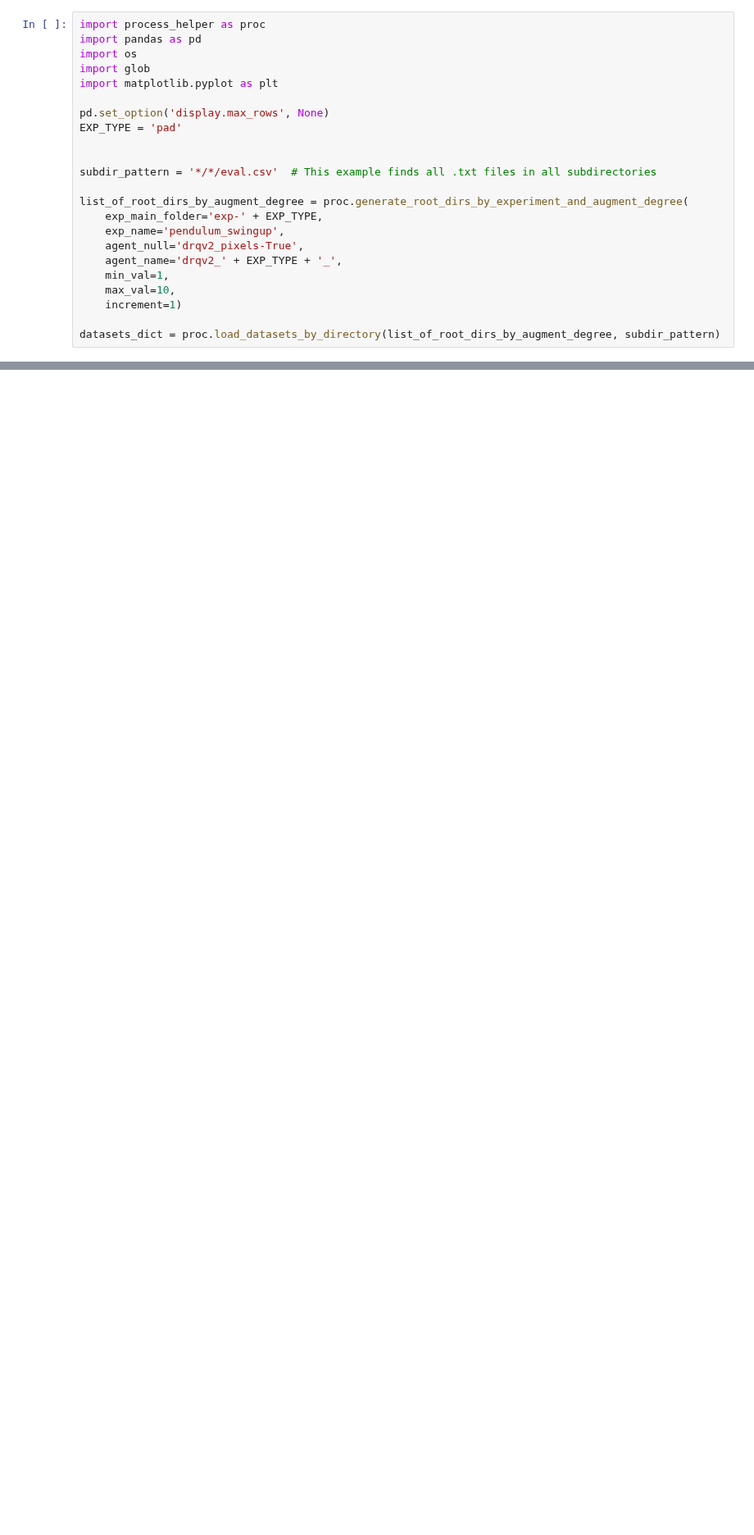
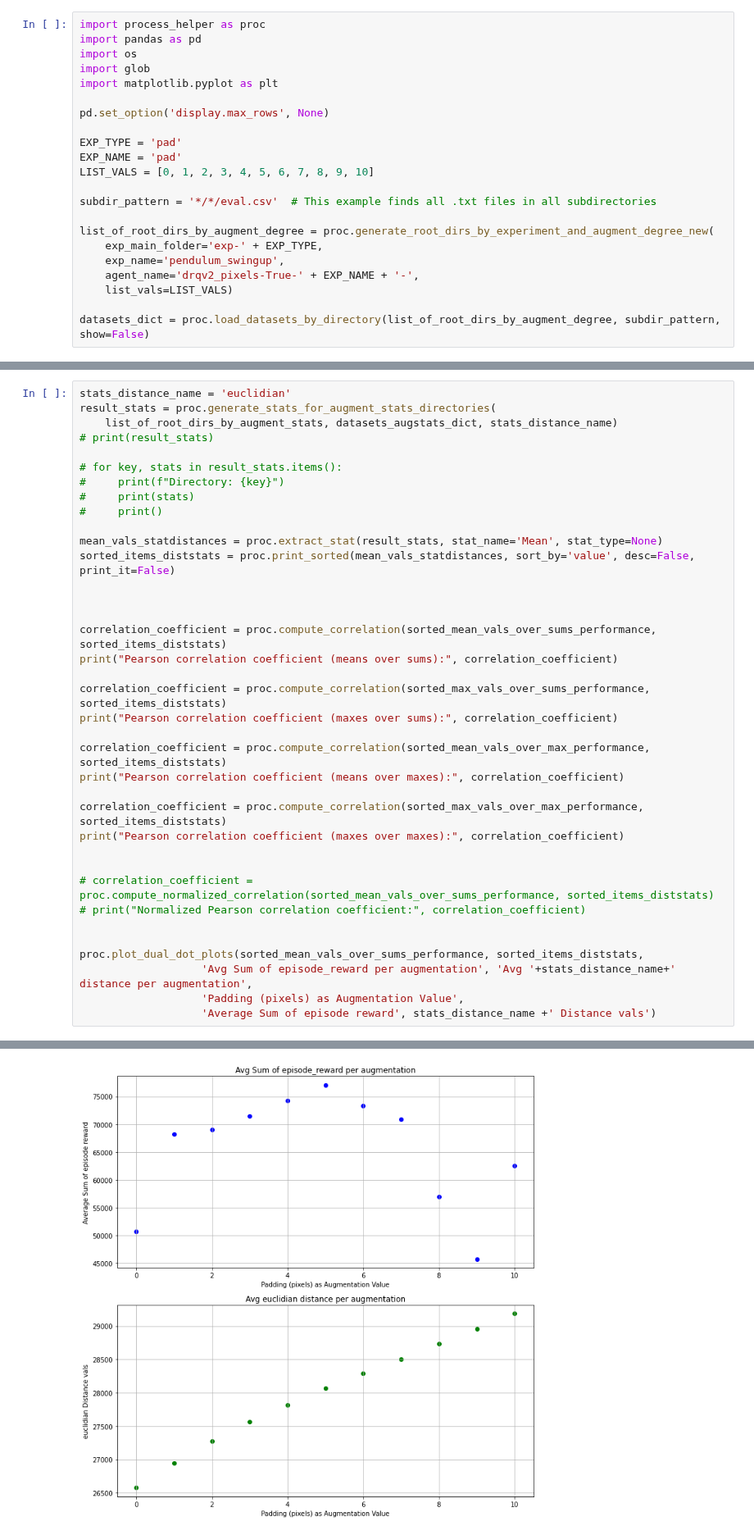
Before and after one commit to vBarbaros/smart-rl, a Jupyter notebook: notebooks/exp-pad-all-stats.ipynb, the cells around one changed output, grey strips where cells are left out. Shown at 82% size. Saved outputs shown, nothing was run; the diff lists cells and outputs as text; blank space fills up the shorter version.

```diff
--- a/notebooks/exp-pad-all-stats.ipynb
+++ b/notebooks/exp-pad-all-stats.ipynb
@@ -6,21 +6,20 @@ import glob
 import matplotlib.pyplot as plt
 
 pd.set_option('display.max_rows', None)
+
 EXP_TYPE = 'pad'
-
+EXP_NAME = 'pad'
+LIST_VALS = [0, 1, 2, 3, 4, 5, 6, 7, 8, 9, 10]
 
 subdir_pattern = '*/*/eval.csv'  # This example finds all .txt files in all subdirectories
 
-list_of_root_dirs_by_augment_degree = proc.generate_root_dirs_by_experiment_and_augment_degree(
+list_of_root_dirs_by_augment_degree = proc.generate_root_dirs_by_experiment_and_augment_degree_new(
     exp_main_folder='exp-' + EXP_TYPE,
     exp_name='pendulum_swingup',
-    agent_null='drqv2_pixels-True',
-    agent_name='drqv2_' + EXP_TYPE + '_',
-    min_val=1,
-    max_val=10,
-    increment=1)
+    agent_name='drqv2_pixels-True-' + EXP_NAME + '-',
+    list_vals=LIST_VALS)
 
-datasets_dict = proc.load_datasets_by_directory(list_of_root_dirs_by_augment_degree, subdir_pattern)
+datasets_dict = proc.load_datasets_by_directory(list_of_root_dirs_by_augment_degree, subdir_pattern, show=False)
 # %%
 for root_directory in list_of_root_dirs_by_augment_degree:
     print(root_directory, ' : ' ,len(datasets_dict[root_directory]))
@@ -92,0 +165,38 @@ Sum Statistics: {'Sum Min': 3110.8, 'Sum Max': 87182.90000000001, 'Sum Mean': 45
+# %%
+stats_distance_name = 'euclidian'
+result_stats = proc.generate_stats_for_augment_stats_directories(
+    list_of_root_dirs_by_augment_stats, datasets_augstats_dict, stats_distance_name)
+# print(result_stats)
+
+# for key, stats in result_stats.items():
+#     print(f"Directory: {key}")
+#     print(stats)
+#     print()
+
+mean_vals_statdistances = proc.extract_stat(result_stats, stat_name='Mean', stat_type=None)
+sorted_items_diststats = proc.print_sorted(mean_vals_statdistances, sort_by='value', desc=False, print_it=False)
+
+
+
+correlation_coefficient = proc.compute_correlation(sorted_mean_vals_over_sums_performance, sorted_items_diststats)
+print("Pearson correlation coefficient (means over sums):", correlation_coefficient)
+
+correlation_coefficient = proc.compute_correlation(sorted_max_vals_over_sums_performance, sorted_items_diststats)
+print("Pearson correlation coefficient (maxes over sums):", correlation_coefficient)
+
+correlation_coefficient = proc.compute_correlation(sorted_mean_vals_over_max_performance, sorted_items_diststats)
+print("Pearson correlation coefficient (means over maxes):", correlation_coefficient)
+
+correlation_coefficient = proc.compute_correlation(sorted_max_vals_over_max_performance, sorted_items_diststats)
+print("Pearson correlation coefficient (maxes over maxes):", correlation_coefficient)
+
+
+# correlation_coefficient = proc.compute_normalized_correlation(sorted_mean_vals_over_sums_performance, sorted_items_diststats)
+# print("Normalized Pearson correlation coefficient:", correlation_coefficient)
+
+
+proc.plot_dual_dot_plots(sorted_mean_vals_over_sums_performance, sorted_items_diststats,
+                   'Avg Sum of episode_reward per augmentation', 'Avg '+stats_distance_name+' distance per augmentation',
+                   'Padding (pixels) as Augmentation Value',
+                   'Average Sum of episode reward', stats_distance_name +' Distance vals')
+# %% [output]
@@ -92,0 +207 @@ Sum Statistics: {'Sum Min': 3110.8, 'Sum Max': 87182.90000000001, 'Sum Mean': 45
+[figure, added]
```
Also changed, not shown: parts of 11 cells of this notebook, 6 other files.
